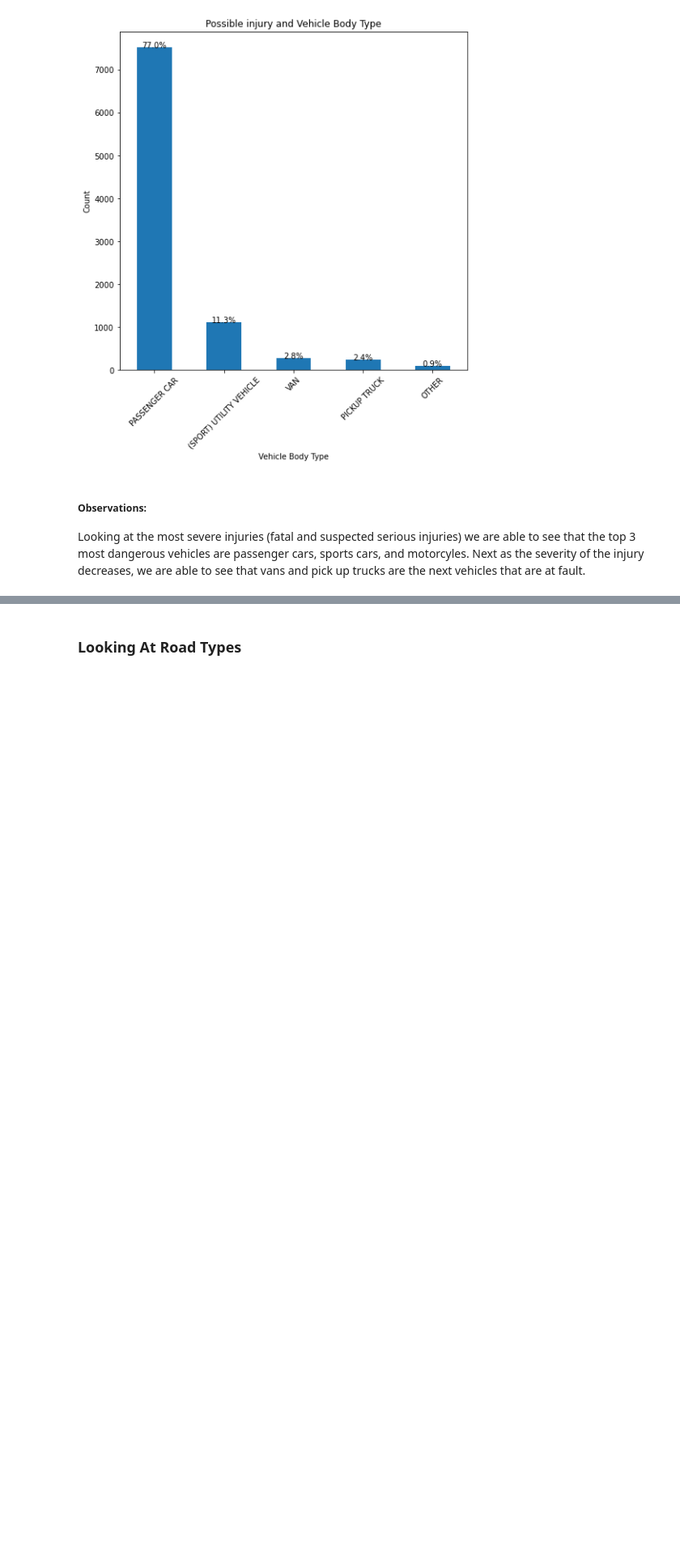
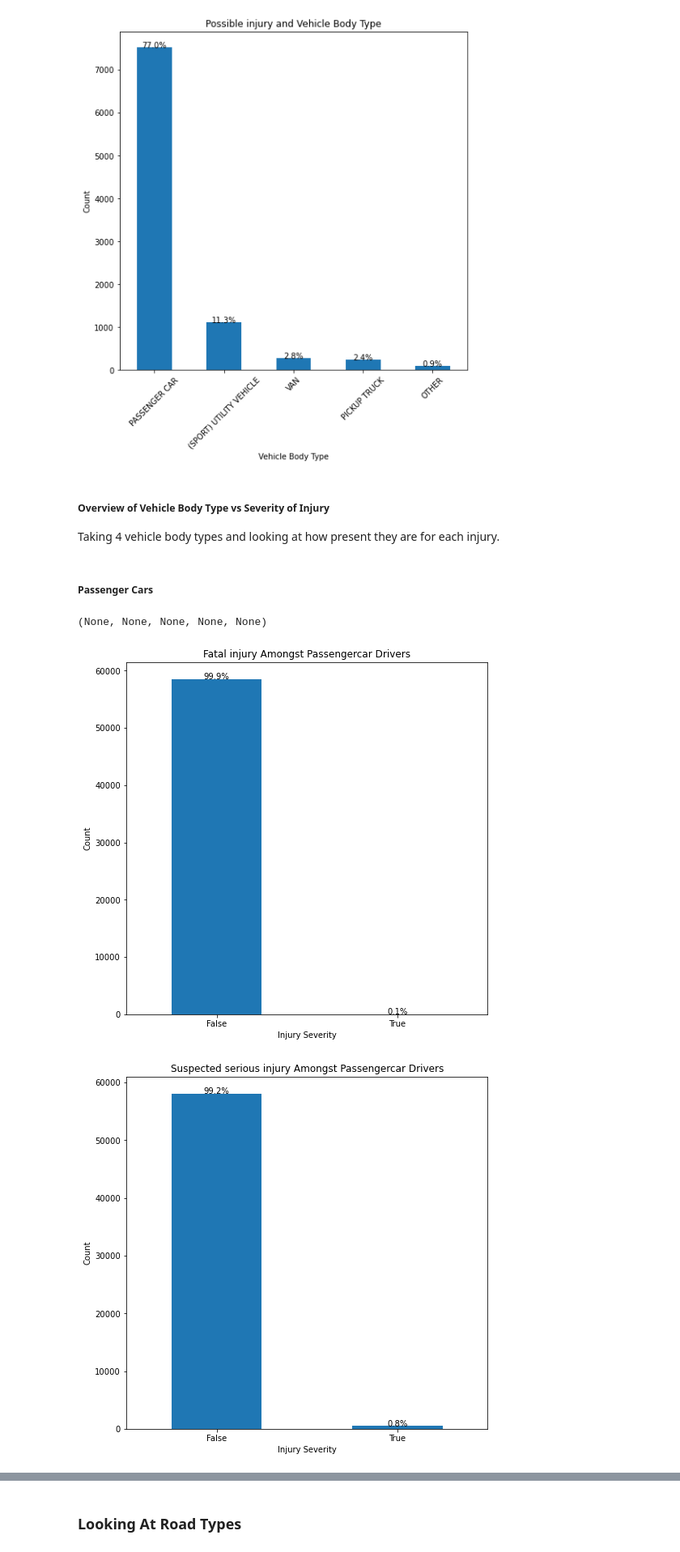
Before and after one commit to rayeni/car_crash_driver_profile, a Jupyter notebook: car_crash_eda.ipynb, the cells around one changed output, grey strips where cells are left out. Shown at 81% size. Saved outputs shown, nothing was run; the diff lists cells and outputs as text; code cells hidden in the pictures; blank space fills up the shorter version.

```diff
--- a/car_crash_eda.ipynb
+++ b/car_crash_eda.ipynb
@@ -352,6 +367,30 @@ vehicle_crash('FATAL INJURY'),vehicle_crash('SUSPECTED SERIOUS INJURY'),vehicle_
 [figure]
 [figure]
 [figure]
-# %% [markdown]
-##### Observations:
-Looking at the most severe injuries (fatal and suspected serious injuries) we are able to see that the top 3 most dangerous vehicles are passenger cars, sports cars, and motorcyles. Next as the severity of the injury decreases, we are able to see that vans and pick up trucks are the next vehicles that are at fault.
+# %% [markdown]
+##### Overview of Vehicle Body Type vs Severity of Injury
+Taking 4 vehicle body types and looking at how present they are for each injury.
+# %% [markdown]
+##### Passenger Cars
+# %%
+def pass_car_overview(feature):
+    plt.figure(figsize = (8,8))
+    plt.title(f'{feature.lower().capitalize()} Amongst Passengercar Drivers')
+    plt.xlabel('Driver Non-Intoxicated')
+    plt.ylabel('Count')
+    ax = crash_orig_df[crash_orig_df['Vehicle Body Type']=='PASSENGER CAR'].groupby(crash_orig_df['Injury Severity']==f'{feature}')['Vehicle Body Type'].count().plot(kind = 'bar')
+    plt.xticks(rotation = 0)
+
+    total = (crash_orig_df['Vehicle Body Type']=='PASSENGER CAR').sum()
+    for p in ax.patches:
+
+        percentage = '{:.1f}%'.format(100 * p.get_height()/total)
+        x = p.get_x() + p.get_width()/2
+        y = p.get_height()
+        ax.annotate(percentage, (x, y),ha='center')
+# %%
+pass_car_overview('FATAL INJURY'),pass_car_overview('SUSPECTED SERIOUS INJURY'),pass_car_overview('SUSPECTED MINOR INJURY'),pass_car_overview('POSSIBLE INJURY'),pass_car_overview('NO APPARENT INJURY')
+# %% [output]
+(None, None, None, None, None)
+[figure, added]
+[figure, added]
```
Also changed, not shown: parts of 32 cells of this notebook.
